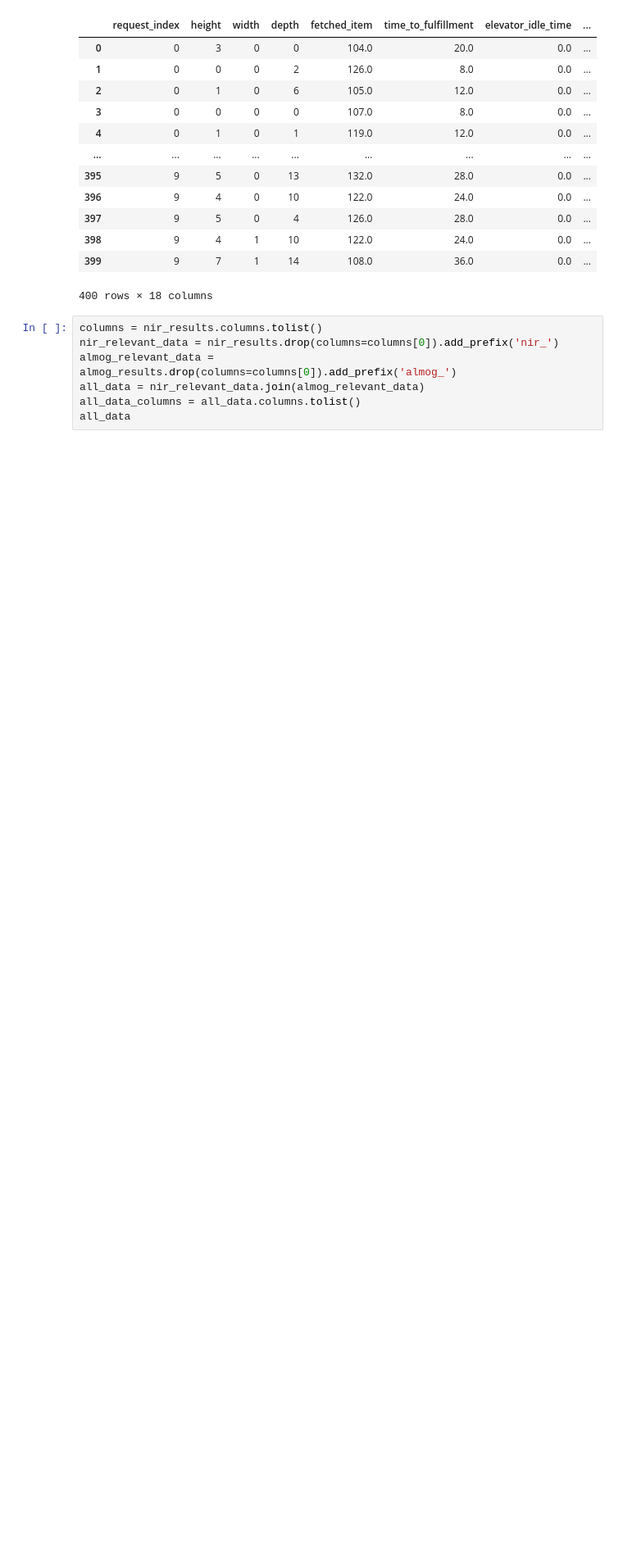
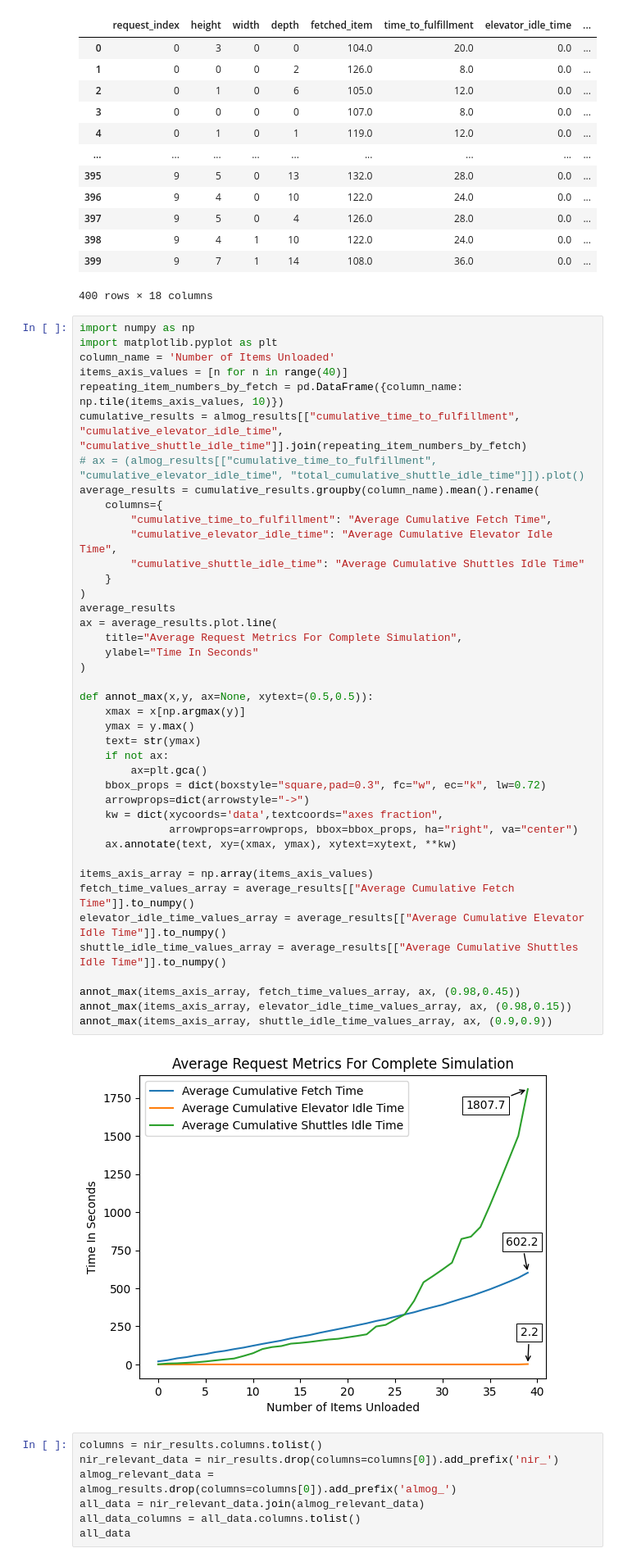
Before and after one commit to daniellepidt/facilities-design, a Jupyter notebook: heuristics_analysis.ipynb, the cells around one changed output. Shown at 82% size. Drawn from its saved outputs; the diff is of its cells as text; blank space fills up the shorter version.

Commit message:
Add average request metrics plot

```diff
--- a/heuristics_analysis.ipynb
+++ b/heuristics_analysis.ipynb
@@ -35,6 +35,49 @@ almog_results
 | 398 | 9 | 4 | 1 | 10 | 122.0 | 24.0 | 0.0 | ... |
 | 399 | 9 | 7 | 1 | 14 | 108.0 | 36.0 | 0.0 | ... |
 400 rows × 18 columns
+# %%
+import numpy as np
+import matplotlib.pyplot as plt
+column_name = 'Number of Items Unloaded'
+items_axis_values = [n for n in range(40)]
+repeating_item_numbers_by_fetch = pd.DataFrame({column_name: np.tile(items_axis_values, 10)})
+cumulative_results = almog_results[["cumulative_time_to_fulfillment", "cumulative_elevator_idle_time", "cumulative_shuttle_idle_time"]].join(repeating_item_numbers_by_fetch)
+# ax = (almog_results[["cumulative_time_to_fulfillment", "cumulative_elevator_idle_time", "total_cumulative_shuttle_idle_time"]]).plot()
+average_results = cumulative_results.groupby(column_name).mean().rename(
+    columns={
+        "cumulative_time_to_fulfillment": "Average Cumulative Fetch Time",
+        "cumulative_elevator_idle_time": "Average Cumulative Elevator Idle Time",
+        "cumulative_shuttle_idle_time": "Average Cumulative Shuttles Idle Time"
+    }
+)
+average_results
+ax = average_results.plot.line(
+    title="Average Request Metrics For Complete Simulation",
+    ylabel="Time In Seconds"
+)
+
+def annot_max(x,y, ax=None, xytext=(0.5,0.5)):
+    xmax = x[np.argmax(y)]
+    ymax = y.max()
+    text= str(ymax)
+    if not ax:
+        ax=plt.gca()
+    bbox_props = dict(boxstyle="square,pad=0.3", fc="w", ec="k", lw=0.72)
+    arrowprops=dict(arrowstyle="->")
+    kw = dict(xycoords='data',textcoords="axes fraction",
+              arrowprops=arrowprops, bbox=bbox_props, ha="right", va="center")
+    ax.annotate(text, xy=(xmax, ymax), xytext=xytext, **kw)
+
+items_axis_array = np.array(items_axis_values)
+fetch_time_values_array = average_results[["Average Cumulative Fetch Time"]].to_numpy()
+elevator_idle_time_values_array = average_results[["Average Cumulative Elevator Idle Time"]].to_numpy()
+shuttle_idle_time_values_array = average_results[["Average Cumulative Shuttles Idle Time"]].to_numpy()
+
+annot_max(items_axis_array, fetch_time_values_array, ax, (0.98,0.45))
+annot_max(items_axis_array, elevator_idle_time_values_array, ax, (0.98,0.15))
+annot_max(items_axis_array, shuttle_idle_time_values_array, ax, (0.9,0.9))
+# %% [output]
+[figure, added]
 # %%
 columns = nir_results.columns.tolist()
 nir_relevant_data = nir_results.drop(columns=columns[0]).add_prefix('nir_')
```
